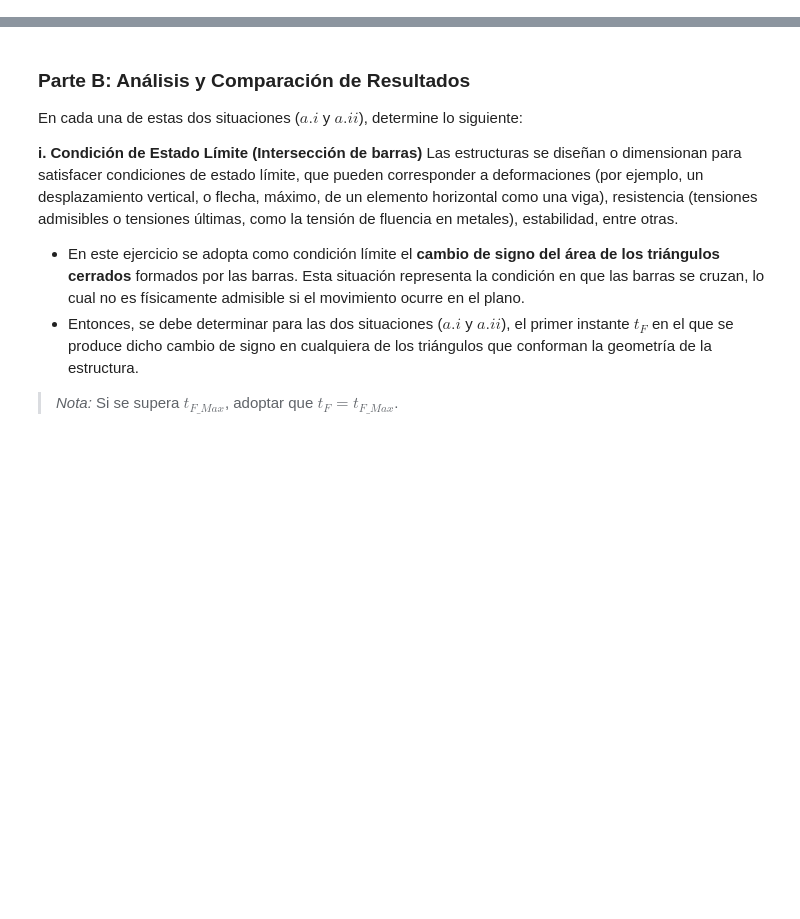
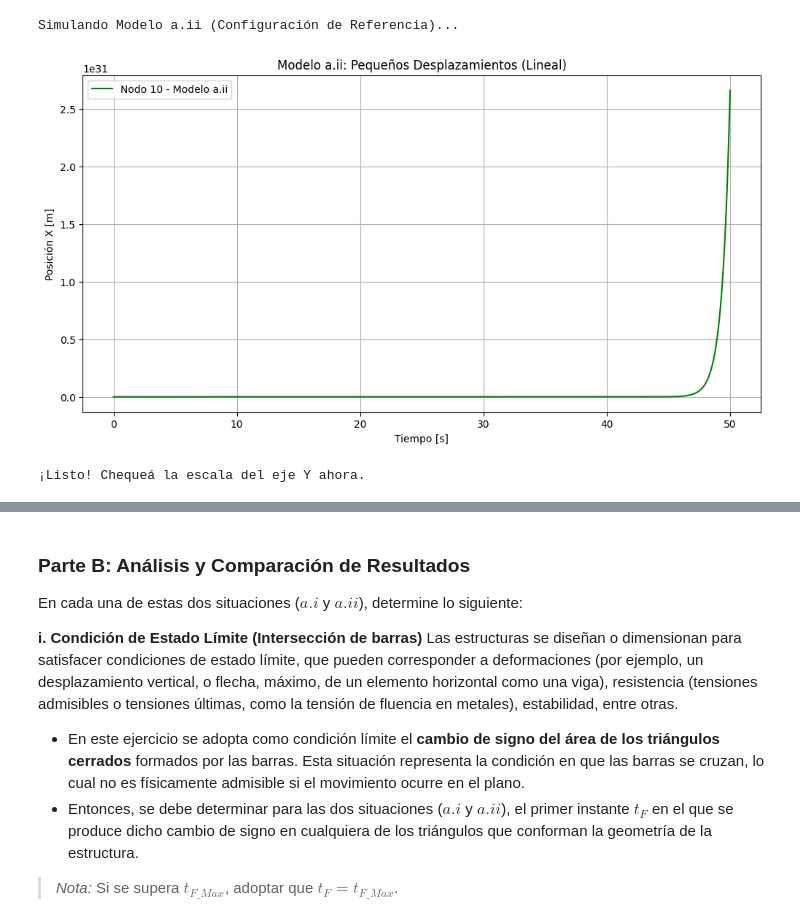
Before and after one commit to FICHCuatrimestral/MecanicaDelContinuo, a Jupyter notebook: TrabajoPractico/consigna.ipynb, the cells around one changed output, grey strips where cells are left out. Saved outputs shown, nothing was run; the diff lists cells and outputs as text; code cells hidden in the pictures; blank space fills up the shorter version.

Commit message:
Definición de variables, nodos, barras y comienzo consiga a.

```diff
--- a/TrabajoPractico/consigna.ipynb
+++ b/TrabajoPractico/consigna.ipynb
@@ -72,0 +109,77 @@ Que las fuerzas mantienen la dirección del reticulado no deformado, es decir, l
+# %%
+# --- 1. FUNCIÓN MOTOR MODELO A.II (PEQUEÑOS DESPLAZAMIENTOS) ---
+def calcular_derivadas_pequenos(t, Y):
+    posiciones = Y[:num_gdl]
+    velocidades = Y[num_gdl:]
+
+    # En este modelo, el desplazamiento es la clave
+    desplazamientos = posiciones - coordenadas.flatten()
+    F_interna = np.zeros(num_gdl)
+
+    for b in range(num_barras):
+        nodo_i = conectividad[b, 0]
+        nodo_j = conectividad[b, 1]
+
+        # USAMOS SIEMPRE LA GEOMETRÍA ORIGINAL (Referencia)
+        xi, yi = coordenadas[nodo_i]
+        xj, yj = coordenadas[nodo_j]
+        dx = xj - xi
+        dy = yj - yi
+        L_orig = L0[b]
+
+        # Cosenos y senos fijos
+        cos = dx / L_orig
+        sen = dy / L_orig
+
+        # Proyectamos los desplazamientos sobre el eje de la barra
+        du = desplazamientos[2*nodo_j] - desplazamientos[2*nodo_i]
+        dv = desplazamientos[2*nodo_j+1] - desplazamientos[2*nodo_i+1]
+
+        # El alargamiento es una aproximación lineal
+        alargamiento = du * cos + dv * sen
+        fuerza_resorte = ((elasticidad * area) / L_orig) * alargamiento
+
+        Fx = fuerza_resorte * cos
+        Fy = fuerza_resorte * sen
+
+        F_interna[2*nodo_i]     += Fx
+        F_interna[2*nodo_i + 1] += Fy
+        F_interna[2*nodo_j]     -= Fx
+        F_interna[2*nodo_j + 1] -= Fy
+
+    F_neta = F_externa - F_interna
+    F_neta[gdl_restringidos] = 0.0
+
+    # Segunda Ley de Newton
+    aceleraciones = np.where(M_global > 0, F_neta / M_global, 0.0)
+
+    return np.concatenate((velocidades, aceleraciones))
+
+# --- 2. EJECUCIÓN DEL MODELO A.II ---
+print("Simulando Modelo a.ii (Configuración de Referencia)...")
+
+solucion_aii = solve_ivp(
+    fun=calcular_derivadas_pequenos,
+    t_span=(0, 50),
+    y0=Y0,
+    t_eval=np.linspace(0, 50, 1000),
+    method='RK45' # RK45 suele ser más rápido para modelos lineales
+)
+
+# --- 3. GRÁFICO DE COMPARACIÓN ---
+if solucion_aii.success:
+    plt.figure(figsize=(12, 6))
+    plt.plot(solucion_aii.t, solucion_aii.y[18, :], label='Nodo 10 - Modelo a.ii', color='green')
+    plt.title('Modelo a.ii: Pequeños Desplazamientos (Lineal)')
+    plt.xlabel('Tiempo [s]')
+    plt.ylabel('Posición X [m]')
+    plt.grid(True)
+    plt.legend()
+    plt.show()
+    print("¡Listo! Chequeá la escala del eje Y ahora.")
+else:
+    print("Error en a.ii:", solucion_aii.message)
+# %% [output]
+Simulando Modelo a.ii (Configuración de Referencia)...
+[figure, added]
+¡Listo! Chequeá la escala del eje Y ahora.
```
Also changed, not shown: parts of 6 cells of this notebook, 2 other files.
